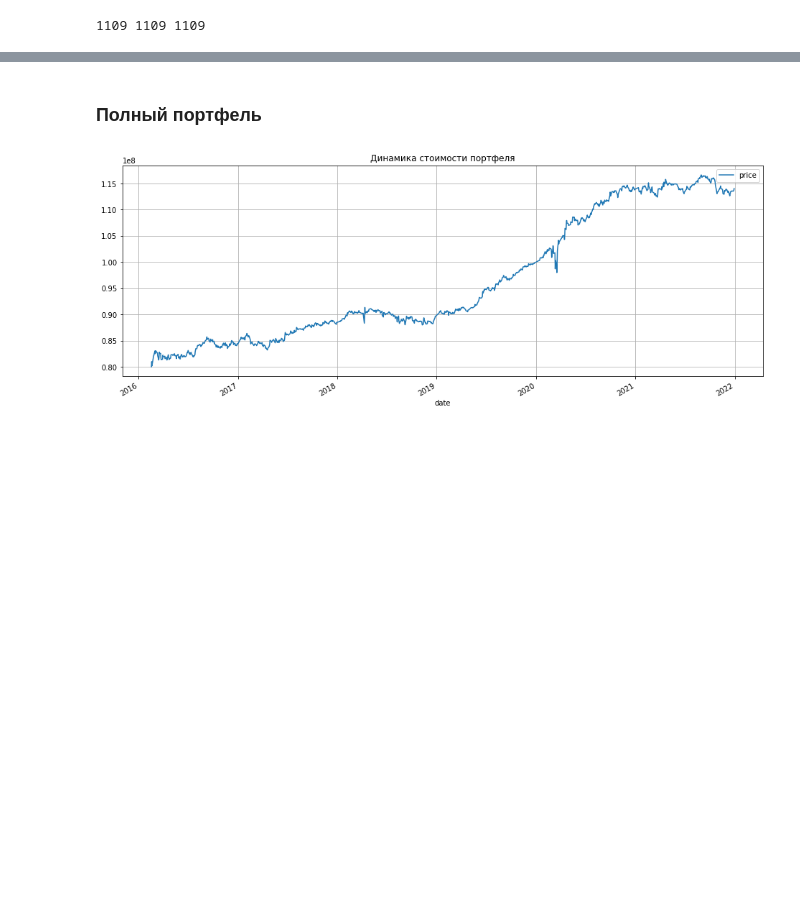
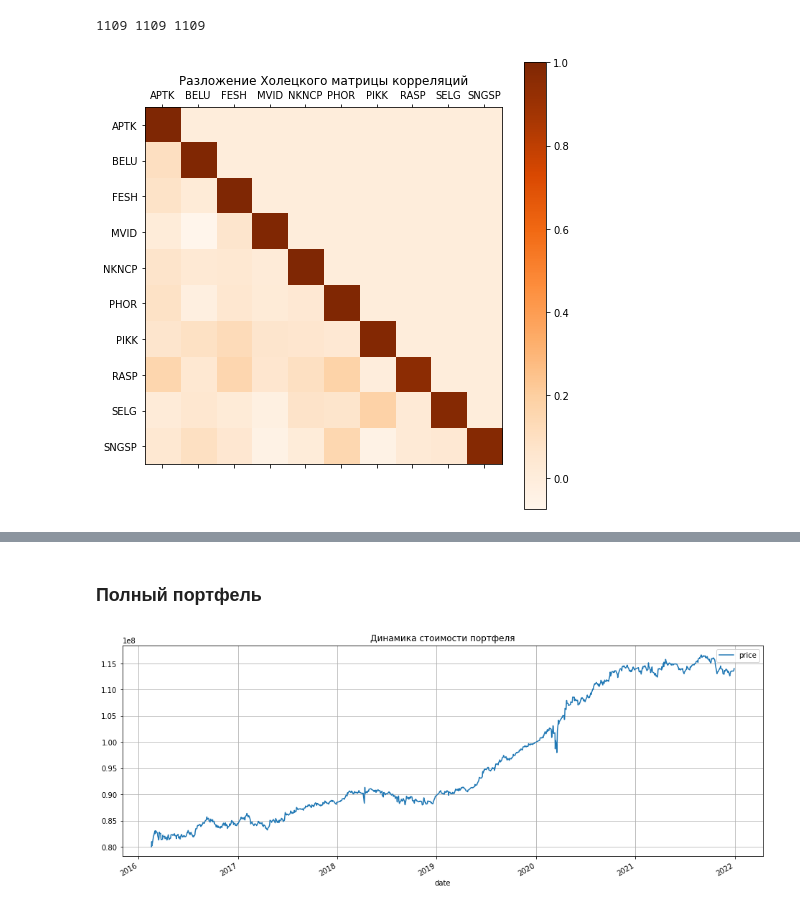
Before and after one commit to goo-goo-goo-joob/hse_market_risk, a Jupyter notebook: 05_backtesting.ipynb, the cells around one changed output, grey strips where cells are left out. Saved outputs shown, nothing was run; the diff lists cells and outputs as text; code cells hidden in the pictures; blank space fills up the shorter version.

```diff
--- a/05_backtesting.ipynb
+++ b/05_backtesting.ipynb
@@ -72,6 +72,17 @@ print(len(df), len(df_risk), len(df_tools))
 train_df = df[df.index <= split_date].pct_change().dropna(axis=0)
 test_df = df[df.index > split_date].pct_change().dropna(axis=0)
 all_df = df.pct_change().dropna(axis=0)
+# %%
+stocks_corr = np.linalg.cholesky(np.corrcoef(train_df[stocks], rowvar=False))
+plt.figure(figsize=(8, 8))
+plt.matshow(stocks_corr, cmap="Oranges", fignum=1)
+plt.title("Разложение Холецкого матрицы корреляций")
+plt.xticks(ticks=np.arange(len(stocks)), labels=stocks)
+plt.yticks(ticks=np.arange(len(stocks)), labels=stocks)
+plt.colorbar()
+plt.show()
+# %% [output]
+[figure, added]
 # %%
 import optuna
 from sklearn.decomposition import PCA
```
Also changed, not shown: parts of 8 cells of this notebook.
